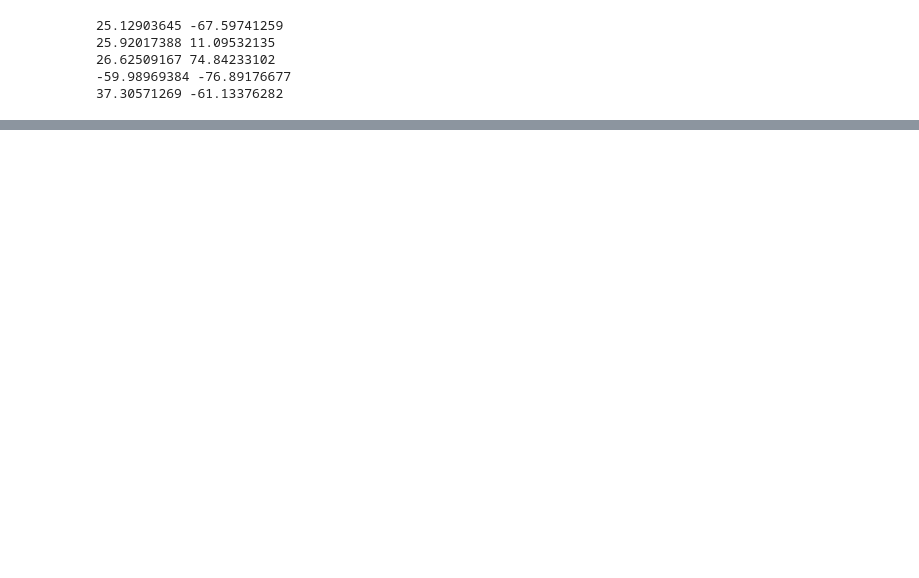
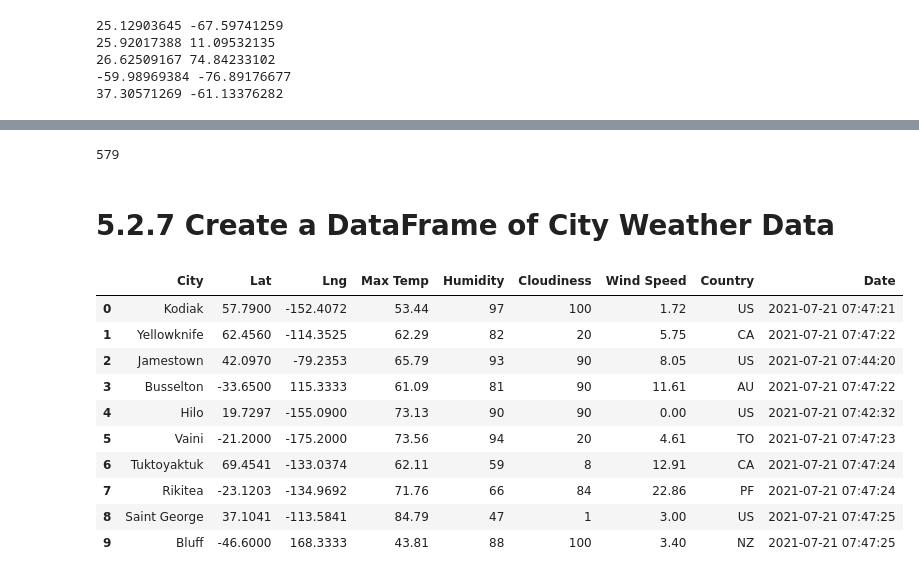
Before and after one commit to honoruru/World_Weather_Analysis, a Jupyter notebook: API_practice.ipynb, the cells around one changed output, grey strips where cells are left out. Cells and saved outputs as stored; diff of their text form; code cells hidden in the pictures; blank space fills up the shorter version.

```diff
--- a/API_practice.ipynb
+++ b/API_practice.ipynb
@@ -15,0 +21,6 @@ for coordinate in coordinates:
+# %%
+# Create a set of random latitude and longitude combinations.
+lats = np.random.uniform(low=-90.000, high=90.000, size=1500)
+lngs = np.random.uniform(low=-180.000, high=180.000, size=1500)
+lat_lngs = zip(lats, lngs)
+lat_lngs
@@ -15,0 +29,4 @@ for coordinate in coordinates:
+# %%
+# Add the latitudes and longitudes to a list.
+coordinates = list(lat_lngs)
+coordinates
@@ -37,0 +170,5 @@ len(cities)
+# %%
+# Create an endpoint URL for a city.
+city_url = url + "&q=" + "Boston"
+city_weather = requests.get(city_url)
+city_weather.json()
@@ -37,0 +236,10 @@ len(cities)
+# %%
+# Create an empty list to hold the weather data.
+city_data = []
+# Print the beginning of the logging.
+print("Beginning Data Retrieval     ")
+print("-----------------------------")
+
+# Create counters.
+record_count = 1
+set_count = 1
@@ -37,0 +326,22 @@ len(cities)
+# %%
+len(city_data)
+# %% [output]
+579
+# %% [markdown]
+# 5.2.7 Create a DataFrame of City Weather Data
+# %%
+# Convert the array of dictionaries to a Pandas DataFrame.
+city_data_df = pd.DataFrame(city_data)
+city_data_df.head(10)
+# %% [output]
+|  | City | Lat | Lng | Max Temp | Humidity | Cloudiness | Wind Speed | Country | Date |
+| 0 | Kodiak | 57.7900 | -152.4072 | 53.44 | 97 | 100 | 1.72 | US | 2021-07-21 07:47:21 |
+| 1 | Yellowknife | 62.4560 | -114.3525 | 62.29 | 82 | 20 | 5.75 | CA | 2021-07-21 07:47:22 |
+| 2 | Jamestown | 42.0970 | -79.2353 | 65.79 | 93 | 90 | 8.05 | US | 2021-07-21 07:44:20 |
+| 3 | Busselton | -33.6500 | 115.3333 | 61.09 | 81 | 90 | 11.61 | AU | 2021-07-21 07:47:22 |
+| 4 | Hilo | 19.7297 | -155.0900 | 73.13 | 90 | 90 | 0.00 | US | 2021-07-21 07:42:32 |
+| 5 | Vaini | -21.2000 | -175.2000 | 73.56 | 94 | 20 | 4.61 | TO | 2021-07-21 07:47:23 |
+| 6 | Tuktoyaktuk | 69.4541 | -133.0374 | 62.11 | 59 | 8 | 12.91 | CA | 2021-07-21 07:47:24 |
+| 7 | Rikitea | -23.1203 | -134.9692 | 71.76 | 66 | 84 | 22.86 | PF | 2021-07-21 07:47:24 |
+| 8 | Saint George | 37.1041 | -113.5841 | 84.79 | 47 | 1 | 3.00 | US | 2021-07-21 07:47:25 |
+| 9 | Bluff | -46.6000 | 168.3333 | 43.81 | 88 | 100 | 3.40 | NZ | 2021-07-21 07:47:25 |
```
Also changed, not shown: parts of 31 cells of this notebook, 2 other files.
